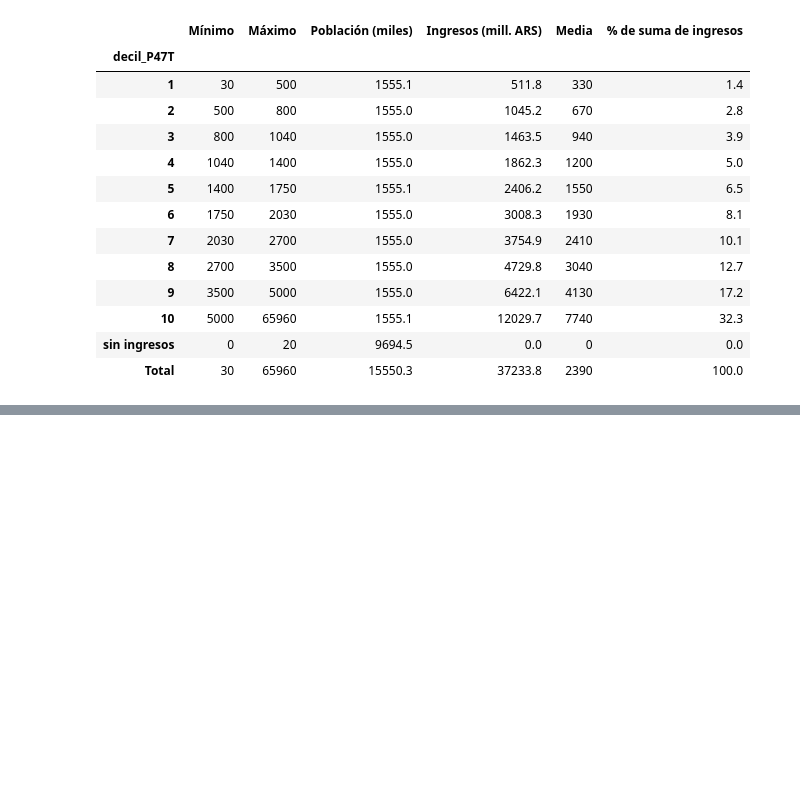
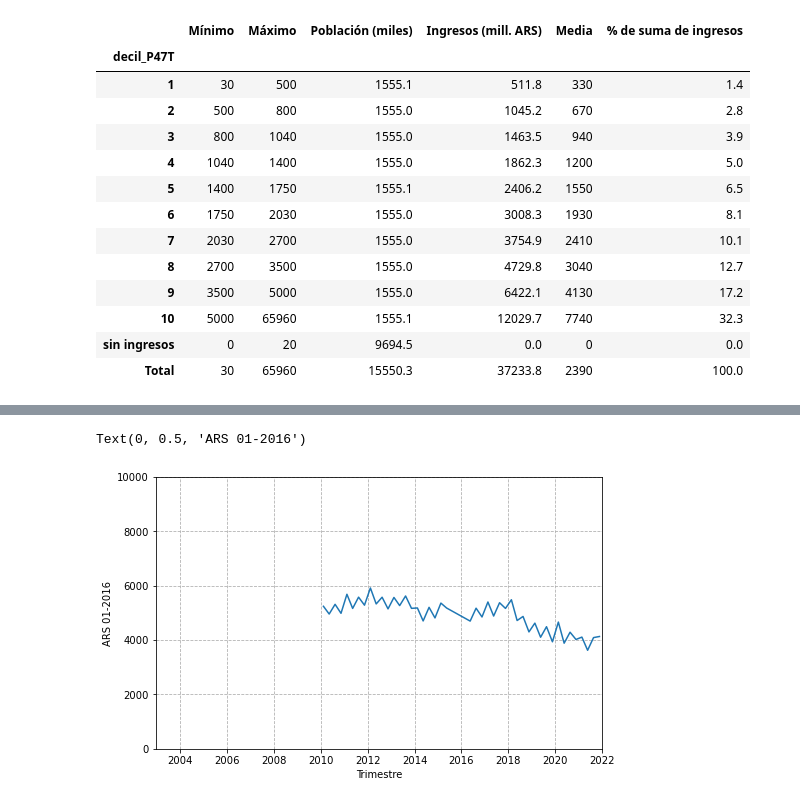
Before and after one commit to matuteiglesias/indice-pobreza-UBA, a Jupyter notebook: notebooks/12 - Validaciones - B - Regresores (Distribucion de Ingreso).ipynb, the cells around one changed output, grey strips where cells are left out. Drawn from its saved outputs; the diff is of its cells as text; code cells hidden in the pictures; blank space fills up the shorter version.

```diff
--- a/notebooks/12 - Validaciones - B - Regresores (Distribucion de Ingreso).ipynb
+++ b/notebooks/12 - Validaciones - B - Regresores (Distribucion de Ingreso).ipynb
@@ -114,0 +132,13 @@ tabla
+# %%
+# Percentile funcs
+def q10(x):
+    return x.quantile(0.1)
+
+def q25(x):
+    return x.quantile(0.25)
+
+def q75(x):
+    return x.quantile(0.75)
+
+def q90(x):
+    return x.quantile(0.9)
@@ -114,0 +204,11 @@ tabla
+# %%
+fig, ax = plt.subplots(1, figsize = (8, 5))
+ax.plot(df.index, df['IPCF']['median'], color = c)
+ax.grid(linestyle = '--')
+ax.set_xlim('2003', '2022')
+ax.set_ylim(0, 1e4)
+ax.set_xlabel('Trimestre')
+ax.set_ylabel('ARS 01-2016')
+# %% [output]
+Text(0, 0.5, 'ARS 01-2016')
+[figure, added]
```
Also changed, not shown: parts of 9 cells of this notebook, 1 other file.
